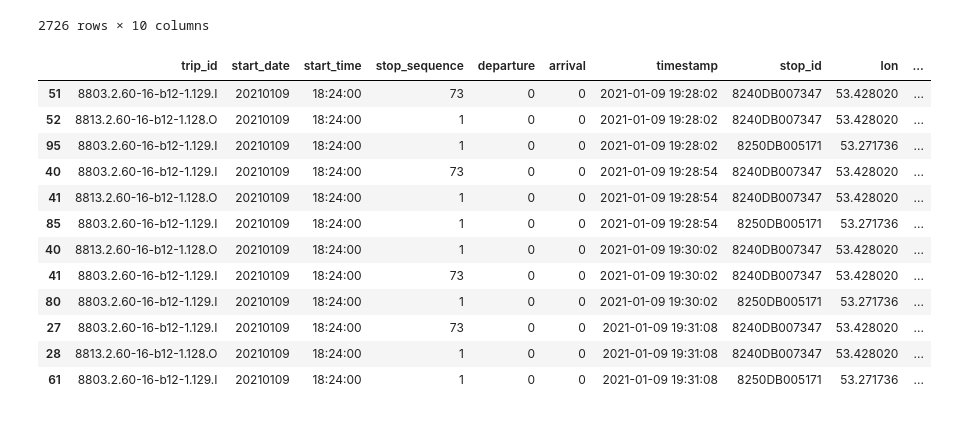
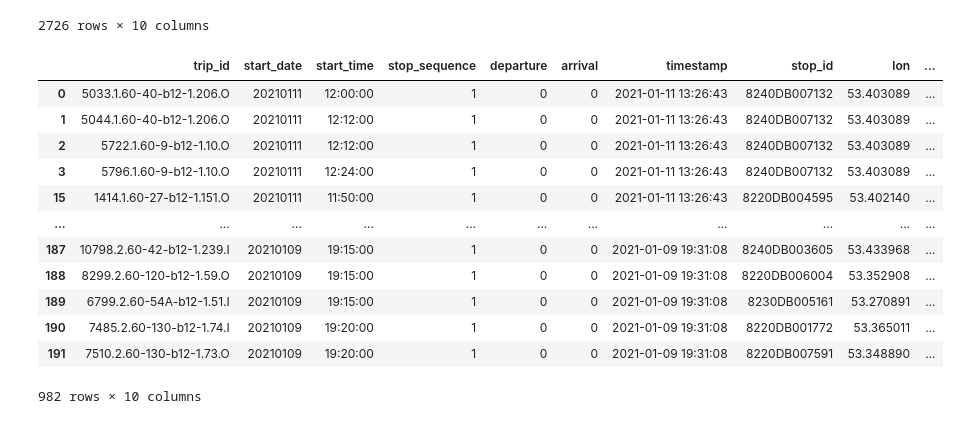
Before and after one commit to Drakodav/backend_d-dub, a Jupyter notebook: ml/processing/gtfs_process.ipynb, the cells around one changed output. Cells and saved outputs as stored; diff of their text form; code cells hidden in the pictures.

Commit message:
update: remove duplicate values

```diff
--- a/ml/processing/gtfs_process.ipynb
+++ b/ml/processing/gtfs_process.ipynb
@@ -315,6 +313,8 @@ def chunked_iterable(iterable, size):
 # %%
 from joblib import delayed, Parallel, dump
 import re
+from io import StringIO
+
 
 def find_trip_regex(trip_list, trip_id):
     assert type(trip_id) == str, 'trip_id must be string'
@@ -380,9 +380,10 @@ def multi_compute(i, data, trip_id_list, stop_df):
 
         # merge the entity stop_id data with the stop lat lon from database
         df = pd.merge(entity_df, stop_df, on=['stop_id'])
-        # print(df)
 
-        return df.to_csv(header=False, index=False)
+        # zf = zipfile.ZipFile(gtfs_csv_zip, 'a')
+        # zf.writestr("{}.csv".format(i), df.to_csv(header=False, index=False), compress_type=zipfile.ZIP_DEFLATED)
+        return df
 
 
 # here we split the data into smaller chunks by getting rid
@@ -395,13 +396,14 @@ def process_gtfsr_to_csv(chunk_size=1000):
     query = """select trip_id from trip;"""
     trip_id_list = [id[0] for id in run_query(query)]
 
-    # write to a new records file which we can then use to process data faster
-    # with zipfile.ZipFile(gtfs_csv_zip, 'w') as zf:
+    zipfile.ZipFile(gtfs_csv_zip, 'w').close()
 
     # read from the gtfs records
     with zipfile.ZipFile(gtfs_records_zip, 'r') as zip:
         dirs = zip.namelist()
         dirs_len = len(dirs)
+
+        # return multi_compute(1, zip.read(dirs[19]), trip_id_list, stop_df)
 
         curr_i = 0
         for c in chunked_iterable(dirs, size=chunk_size):
@@ -416,19 +418,32 @@ def process_gtfsr_to_csv(chunk_size=1000):
             parallel_pool = Parallel(n_jobs=8)
 
             res = parallel_pool(delayed_func)
-            return res
+            # return res
 
-            # # write csv to zip
-            # for i, r in enumerate(res):
-            #     if not r == None:
-            #         zf.writestr("{}.csv".format(curr_i+i), r,
-            #                     compress_type=zipfile.ZIP_DEFLATED)
+            # write csv to zip
+            columns = ['trip_id', 'start_date', 'start_time', 'stop_sequence', 'departure', 'arrival', 'timestamp', 'stop_id', 'lon', 'lat']
+            gtfsr_df = pd.DataFrame()
+            gtfsr_df = gtfsr_df.fillna(0)
+            for i, r in enumerate(res):
+                if not type(r) == None:
+                    temp_df = r
+                    gtfsr_df = pd.concat([gtfsr_df, temp_df])
 
-            # curr_i += chunk_size
+            if len(gtfsr_df) > 0:
+                gtfsr_df.columns = columns
+                # gtfsr_df = gtfsr_df.drop_duplicates(subset=columns[:6], keep='last')
+
+                # return gtfsr_df
+                with zipfile.ZipFile(gtfs_csv_zip, 'a') as zf:
+                    zf.writestr("{}.csv".format(curr_i), gtfsr_df.to_csv(header=False, index=False), compress_type=zipfile.ZIP_DEFLATED)
+            curr_i += chunk_size
+            return gtfsr_df
 
     print('finished processing')
     return
-gtfsr = process_gtfsr_to_csv(19)
+start = time.time()
+gtfsr = process_gtfsr_to_csv(100)
+print(time.time() -start)
 gtfsr
 # %% [output]
 ['stop_id', 'point']
@@ -482,19 +494,19 @@ gtfsr_df
 | 191 | 7510.2.60-130-b12-1.73.O | 20210109 | 19:20:00 | 1 | 0 | 0 | 2021-01-09 19:31:08 | 8220DB007591 | 53.348890 | ... |
 2726 rows × 10 columns
 # %%
-# gtfsr_df.drop_duplicates(subset=['trip_id', 'start_date', 'start_time', 'stop_sequence', 'departure', 'arrival'], keep='last')
-gtfsr_df[gtfsr_df['start_time'] == '18:24:00']
+gtfsr_df.insert
+gtfsr_df.drop_duplicates(subset=['trip_id', 'start_date', 'start_time', 'stop_sequence', 'departure', 'arrival', 'stop_id'], keep='last')
 # %% [output]
 |  | trip_id | start_date | start_time | stop_sequence | departure | arrival | timestamp | stop_id | lon | ... |
-| 51 | 8803.2.60-16-b12-1.129.I | 20210109 | 18:24:00 | 73 | 0 | 0 | 2021-01-09 19:28:02 | 8240DB007347 | 53.428020 | ... |
-| 52 | 8813.2.60-16-b12-1.128.O | 20210109 | 18:24:00 | 1 | 0 | 0 | 2021-01-09 19:28:02 | 8240DB007347 | 53.428020 | ... |
-| 95 | 8803.2.60-16-b12-1.129.I | 20210109 | 18:24:00 | 1 | 0 | 0 | 2021-01-09 19:28:02 | 8250DB005171 | 53.271736 | ... |
-| 40 | 8803.2.60-16-b12-1.129.I | 20210109 | 18:24:00 | 73 | 0 | 0 | 2021-01-09 19:28:54 | 8240DB007347 | 53.428020 | ... |
-| 41 | 8813.2.60-16-b12-1.128.O | 20210109 | 18:24:00 | 1 | 0 | 0 | 2021-01-09 19:28:54 | 8240DB007347 | 53.428020 | ... |
-| 85 | 8803.2.60-16-b12-1.129.I | 20210109 | 18:24:00 | 1 | 0 | 0 | 2021-01-09 19:28:54 | 8250DB005171 | 53.271736 | ... |
-| 40 | 8813.2.60-16-b12-1.128.O | 20210109 | 18:24:00 | 1 | 0 | 0 | 2021-01-09 19:30:02 | 8240DB007347 | 53.428020 | ... |
-| 41 | 8803.2.60-16-b12-1.129.I | 20210109 | 18:24:00 | 73 | 0 | 0 | 2021-01-09 19:30:02 | 8240DB007347 | 53.428020 | ... |
-| 80 | 8803.2.60-16-b12-1.129.I | 20210109 | 18:24:00 | 1 | 0 | 0 | 2021-01-09 19:30:02 | 8250DB005171 | 53.271736 | ... |
-| 27 | 8803.2.60-16-b12-1.129.I | 20210109 | 18:24:00 | 73 | 0 | 0 | 2021-01-09 19:31:08 | 8240DB007347 | 53.428020 | ... |
-| 28 | 8813.2.60-16-b12-1.128.O | 20210109 | 18:24:00 | 1 | 0 | 0 | 2021-01-09 19:31:08 | 8240DB007347 | 53.428020 | ... |
-| 61 | 8803.2.60-16-b12-1.129.I | 20210109 | 18:24:00 | 1 | 0 | 0 | 2021-01-09 19:31:08 | 8250DB005171 | 53.271736 | ... |
+| 0 | 5033.1.60-40-b12-1.206.O | 20210111 | 12:00:00 | 1 | 0 | 0 | 2021-01-11 13:26:43 | 8240DB007132 | 53.403089 | ... |
+| 1 | 5044.1.60-40-b12-1.206.O | 20210111 | 12:12:00 | 1 | 0 | 0 | 2021-01-11 13:26:43 | 8240DB007132 | 53.403089 | ... |
+| 2 | 5722.1.60-9-b12-1.10.O | 20210111 | 12:12:00 | 1 | 0 | 0 | 2021-01-11 13:26:43 | 8240DB007132 | 53.403089 | ... |
+| 3 | 5796.1.60-9-b12-1.10.O | 20210111 | 12:24:00 | 1 | 0 | 0 | 2021-01-11 13:26:43 | 8240DB007132 | 53.403089 | ... |
+| 15 | 1414.1.60-27-b12-1.151.O | 20210111 | 11:50:00 | 1 | 0 | 0 | 2021-01-11 13:26:43 | 8220DB004595 | 53.402140 | ... |
+| ... | ... | ... | ... | ... | ... | ... | ... | ... | ... | ... |
+| 187 | 10798.2.60-42-b12-1.239.I | 20210109 | 19:15:00 | 1 | 0 | 0 | 2021-01-09 19:31:08 | 8240DB003605 | 53.433968 | ... |
+| 188 | 8299.2.60-120-b12-1.59.O | 20210109 | 19:15:00 | 1 | 0 | 0 | 2021-01-09 19:31:08 | 8220DB006004 | 53.352908 | ... |
+| 189 | 6799.2.60-54A-b12-1.51.I | 20210109 | 19:15:00 | 1 | 0 | 0 | 2021-01-09 19:31:08 | 8230DB005161 | 53.270891 | ... |
+| 190 | 7485.2.60-130-b12-1.74.I | 20210109 | 19:20:00 | 1 | 0 | 0 | 2021-01-09 19:31:08 | 8220DB001772 | 53.365011 | ... |
+| 191 | 7510.2.60-130-b12-1.73.O | 20210109 | 19:20:00 | 1 | 0 | 0 | 2021-01-09 19:31:08 | 8220DB007591 | 53.348890 | ... |
+982 rows × 10 columns
```
Also changed, not shown: parts of 6 cells of this notebook, 1 other file.
